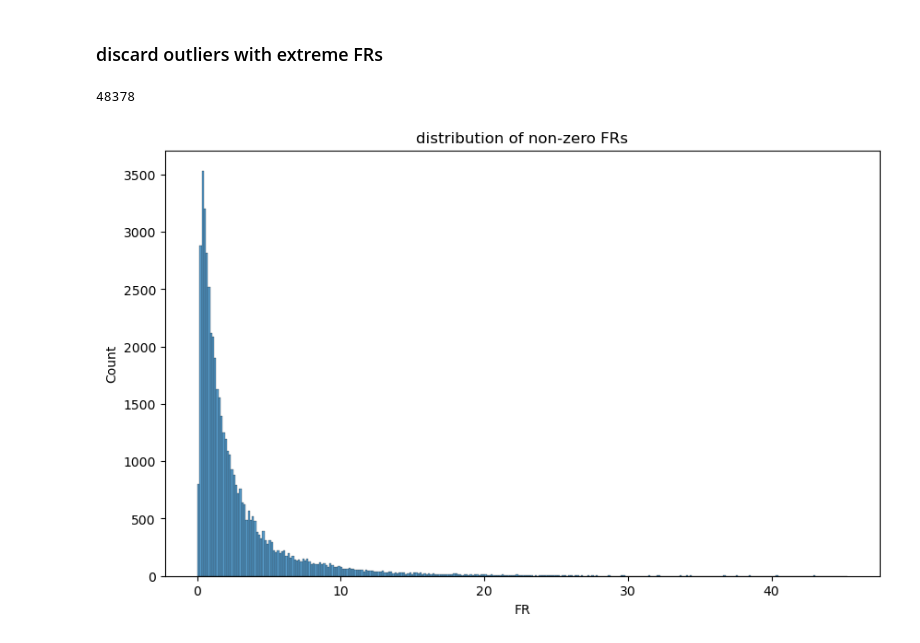
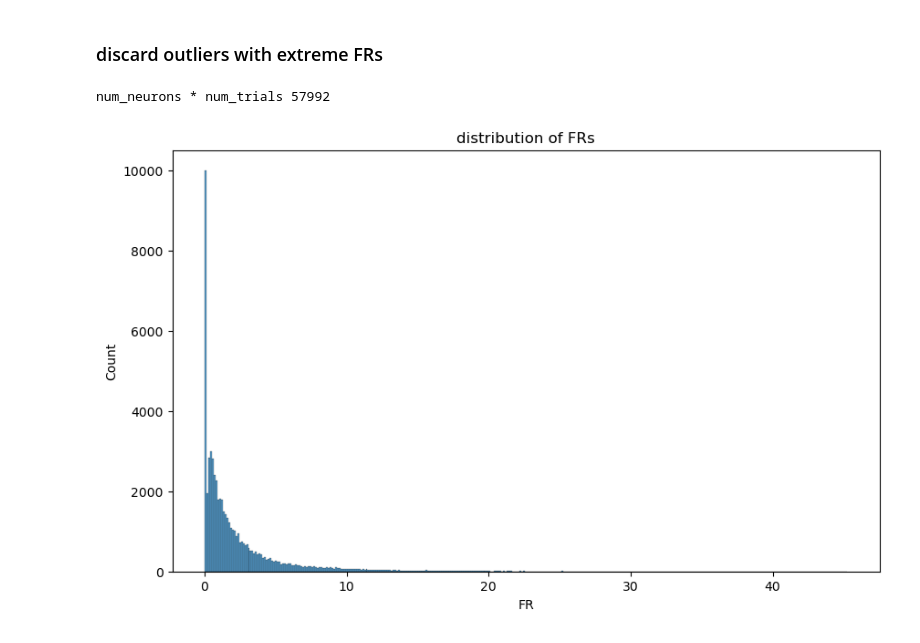
Before and after one commit to NuttidaLab/movie_analysis, a Jupyter notebook: recognition_analyses.ipynb, the cells around one changed output. Cells and saved outputs as stored; diff of their text form; code cells hidden in the pictures.

```diff
--- a/recognition_analyses.ipynb
+++ b/recognition_analyses.ipynb
@@ -184,18 +142,18 @@ for session, session_df in df_recognition.groupby('sess'):
 # %% [markdown]
 ### discard outliers with extreme FRs
 # %%
-print(len(df_recognition))
+print(f'num_neurons * num_trials {len(df_recognition)}')
 
 # z_scores = stats.zscore(df_recognition['FR'])
 # mask = (z_scores < 2) & (z_scores > -2)
 # df_recognition = df_recognition[mask]
 
-# print(f'num_trials after outlier removal: {len(df_recognition)}')
+# print(f'num_neurons * num_trials after outlier removal: {len(df_recognition)}')
 
 plt.figure(figsize=(10,6))
 sns.histplot(df_recognition['FR'])
-plt.title('distribution of non-zero FRs')
+plt.title('distribution of FRs')
 plt.show()
 # %% [output]
-48378
+num_neurons * num_trials 57992
-[figure, old version]
+[figure, new version]
```
Also changed, not shown: parts of 8 cells of this notebook.
